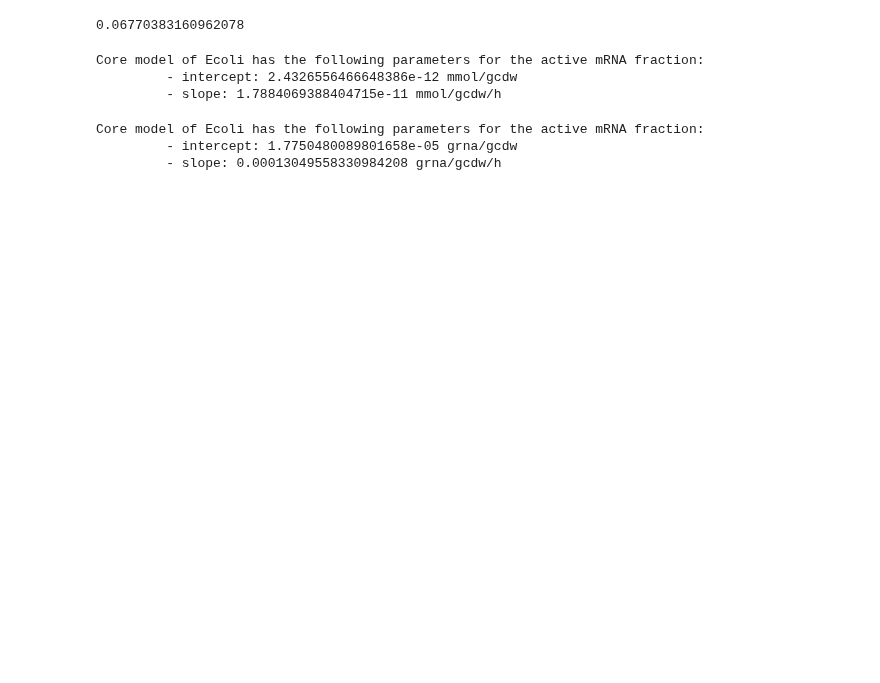
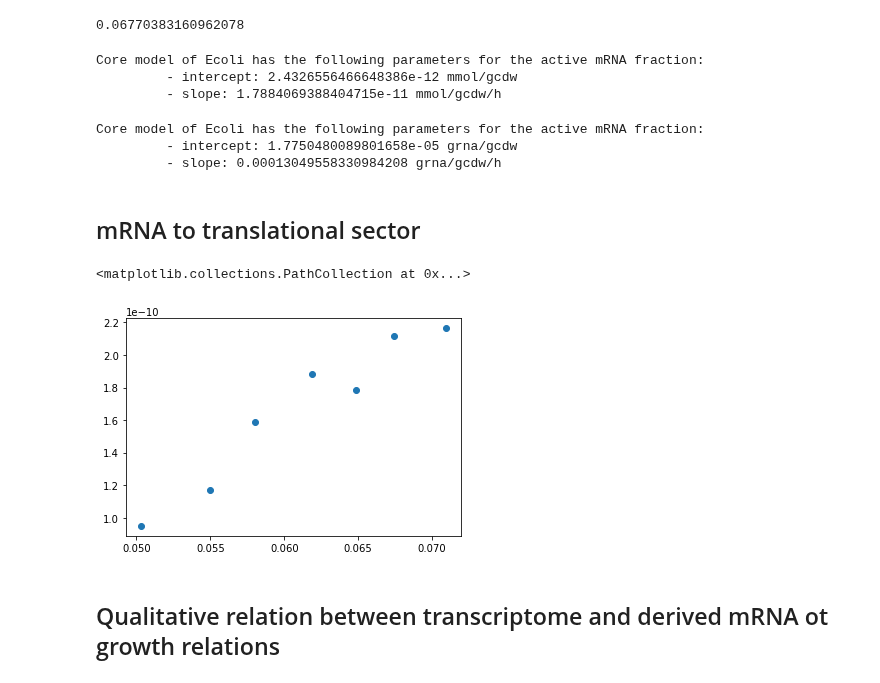
Before and after one commit to iAMB-RWTH-Aachen/PAModelpy, a Jupyter notebook: Scripts/Translation_parameters_estimation.ipynb, the cells around one changed output. Saved outputs shown, nothing was run; the diff lists cells and outputs as text; code cells hidden in the pictures; blank space fills up the shorter version.

```diff
--- a/Scripts/Translation_parameters_estimation.ipynb
+++ b/Scripts/Translation_parameters_estimation.ipynb
@@ -414,3 +394,17 @@ print(f'\t - intercept: {mrnas_0} grna/gcdw \n\t - slope: {mrnas_mu} grna/gcdw/h
 Core model of Ecoli has the following parameters for the active mRNA fraction:
          - intercept: 1.7750480089801658e-05 grna/gcdw
          - slope: 0.00013049558330984208 grna/gcdw/h
+# %% [markdown]
+## mRNA to translational sector
+# %%
+width = 7
+height = 5
+fontsize = 14
+
+fig, ax = plt.subplots()
+ax.scatter(mrna_per_sector_df['protein_t'], mrna_per_sector_df['mrna_ae'])
+# %% [output]
+<matplotlib.collections.PathCollection at 0x...>
+[figure, added]
+# %% [markdown]
+## Qualitative relation between transcriptome and derived mRNA ot growth relations
```
Also changed, not shown: parts of 9 cells of this notebook, 15 other files.
